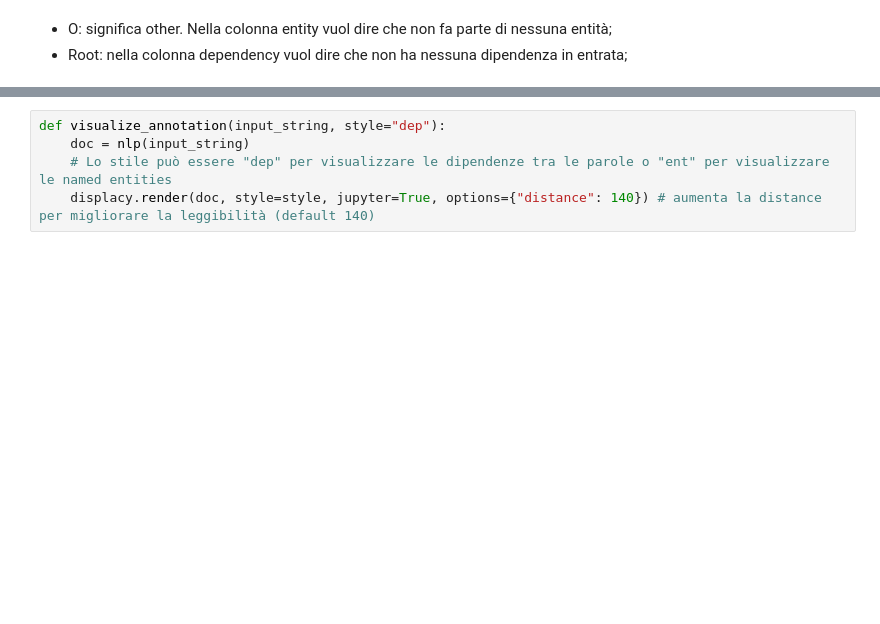
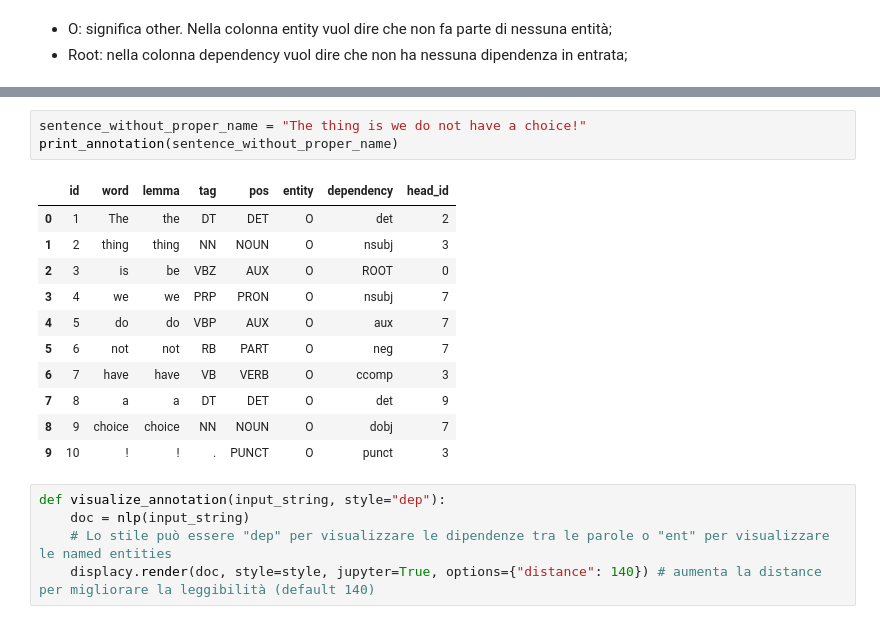
Before and after one commit to redjack96/CodiceML, a Jupyter notebook: src/esercitazioni/[WMIR]06spacy.ipynb, the cells around one changed output, grey strips where cells are left out. Cells and saved outputs as stored; diff of their text form; blank space fills up the shorter version.

```diff
--- a/src/esercitazioni/[WMIR]06spacy.ipynb
+++ b/src/esercitazioni/[WMIR]06spacy.ipynb
@@ -148,3 +169,18 @@ print_annotation(input_string)
+# %%
+sentence_without_proper_name = "The thing is we do not have a choice!"
+print_annotation(sentence_without_proper_name)
+# %% [output]
+|  | id | word | lemma | tag | pos | entity | dependency | head_id |
+| 0 | 1 | The | the | DT | DET | O | det | 2 |
+| 1 | 2 | thing | thing | NN | NOUN | O | nsubj | 3 |
+| 2 | 3 | is | be | VBZ | AUX | O | ROOT | 0 |
+| 3 | 4 | we | we | PRP | PRON | O | nsubj | 7 |
+| 4 | 5 | do | do | VBP | AUX | O | aux | 7 |
+| 5 | 6 | not | not | RB | PART | O | neg | 7 |
+| 6 | 7 | have | have | VB | VERB | O | ccomp | 3 |
+| 7 | 8 | a | a | DT | DET | O | det | 9 |
+| 8 | 9 | choice | choice | NN | NOUN | O | dobj | 7 |
+| 9 | 10 | ! | ! | . | PUNCT | O | punct | 3 |
 # %%
 def visualize_annotation(input_string, style="dep"):
     doc = nlp(input_string)
```
Also changed, not shown: parts of 26 cells of this notebook, 5 other files.
